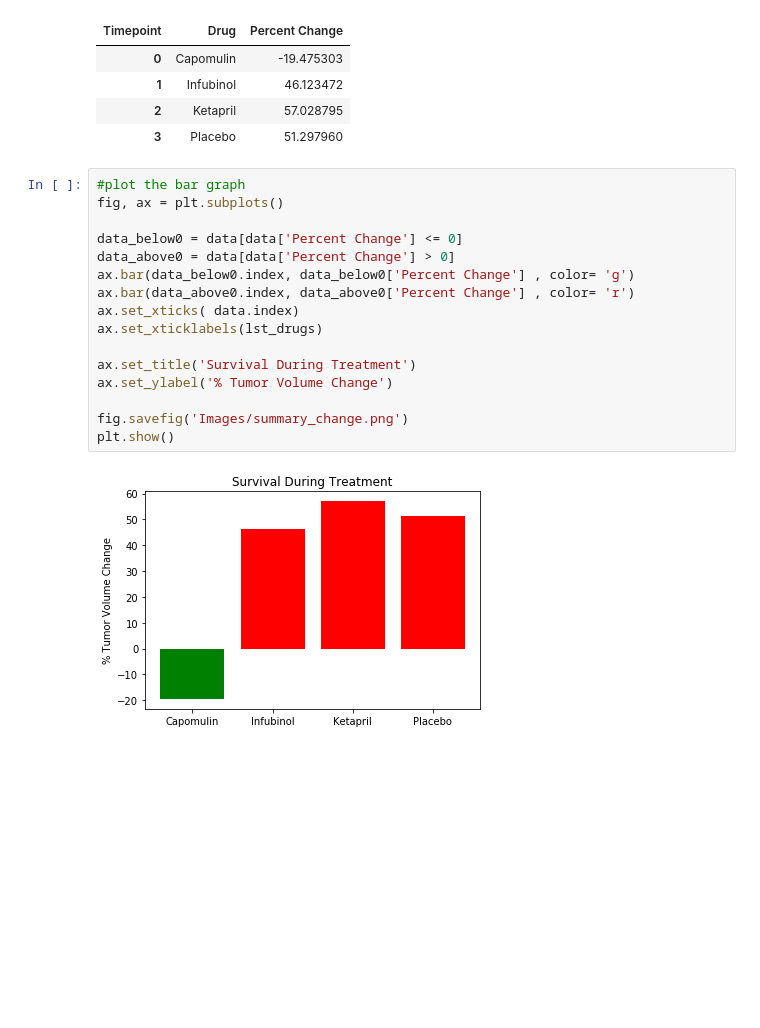
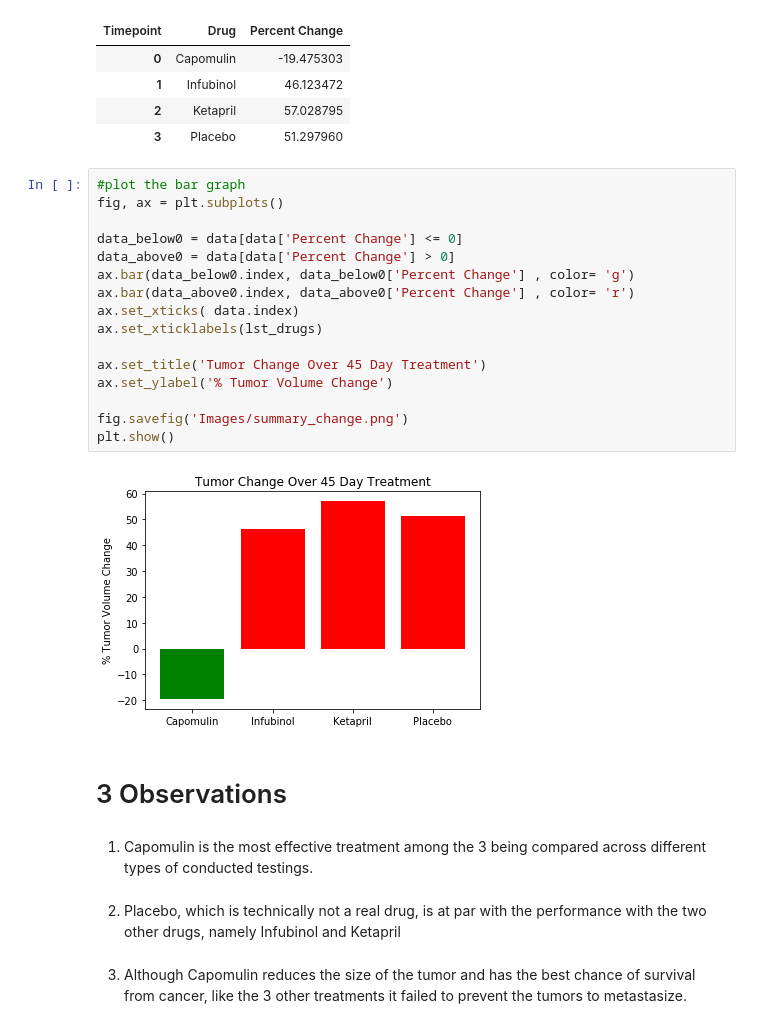
Before and after one commit to arnoldmacamos/matplotlib-challenge, a Jupyter notebook: Pymaceuticals/pymaceuticals.ipynb, the cells around one changed output. Saved outputs shown, nothing was run; the diff lists cells and outputs as text; blank space fills up the shorter version.

```diff
--- a/Pymaceuticals/pymaceuticals.ipynb
+++ b/Pymaceuticals/pymaceuticals.ipynb
@@ -214,18 +221,26 @@ data.head()
 # %%
 #plot the bar graph
 fig, ax = plt.subplots()
 
 data_below0 = data[data['Percent Change'] <= 0]
 data_above0 = data[data['Percent Change'] > 0]
 ax.bar(data_below0.index, data_below0['Percent Change'] , color= 'g')
 ax.bar(data_above0.index, data_above0['Percent Change'] , color= 'r')
 ax.set_xticks( data.index)
 ax.set_xticklabels(lst_drugs)
 
-ax.set_title('Survival During Treatment')
+ax.set_title('Tumor Change Over 45 Day Treatment')
 ax.set_ylabel('% Tumor Volume Change')
 
 fig.savefig('Images/summary_change.png')
 plt.show()
 # %% [output]
-[figure, old version]
+[figure, new version]
+# %% [markdown]
+# 3 Observations
+# %% [markdown]
+1. Capomulin is the most effective treatment among the 3 being compared across different types of conducted testings.
+# %% [markdown]
+2. Placebo,  which is technically not a real drug,  is at par with the performance with the two other drugs, namely Infubinol and Ketapril
+# %% [markdown]
+3. Although Capomulin reduces the size of the tumor and has the best chance of survival from cancer, like the 3 other treatments it failed to prevent the tumors to metastasize.
```
Also changed, not shown: parts of 1 cell of this notebook, 6 other files.
